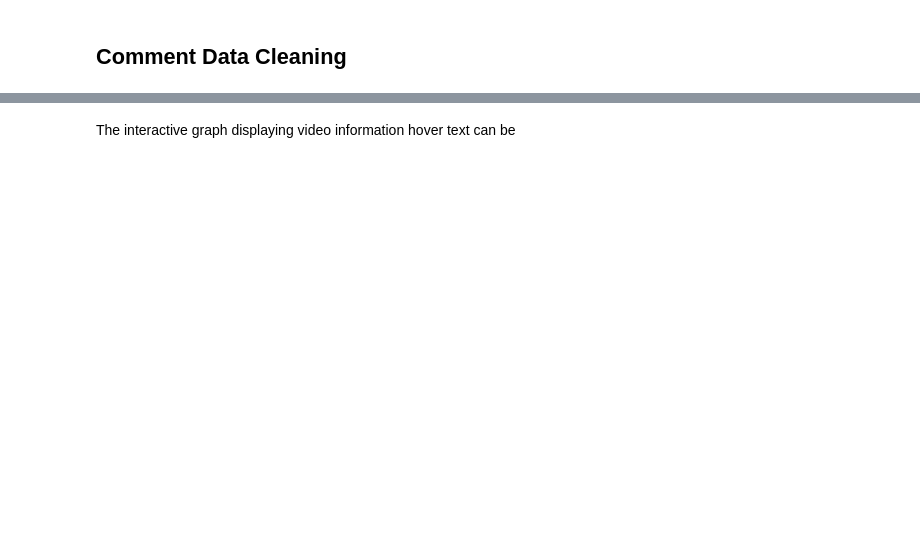
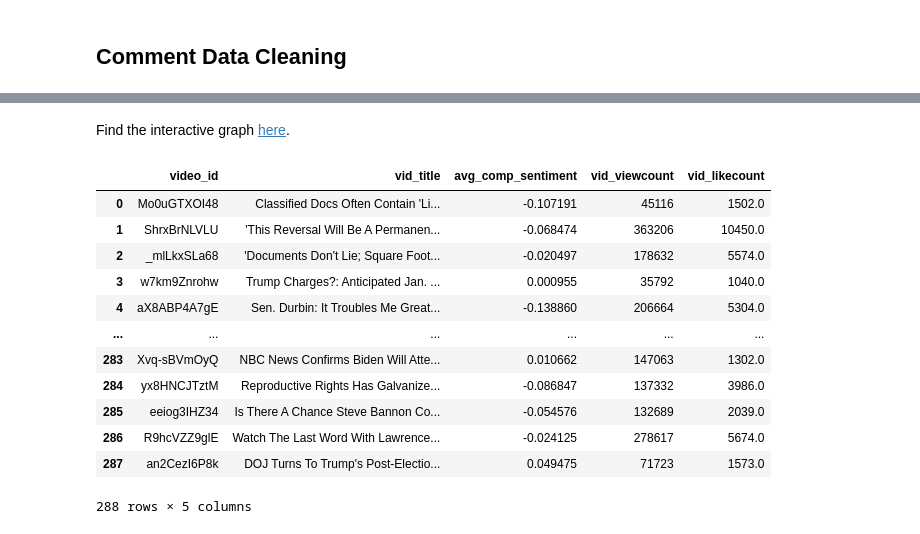
Before and after one commit to cjunwon/Youtube-Data-Analysis, a Jupyter notebook: main.ipynb, the cells around one changed output, grey strips where cells are left out. Cells and saved outputs as stored; diff of their text form; code cells hidden in the pictures; blank space fills up the shorter version.

```diff
--- a/main.ipynb
+++ b/main.ipynb
@@ -120,3 +124,3 @@ from plotly.subplots import make_subplots
-# %% [markdown]
-The interactive graph displaying video information hover text can be
+# %% [markdown]
+Find the interactive graph [here](https://cjunwon.github.io/Youtube-Data-Analysis/).
 # %%
@@ -191,3 +200,21 @@ fig.update_yaxes(title_text="View Counts", secondary_y=False)
 fig.update_yaxes(title_text="Like Counts", secondary_y=True)
 
 fig.show(renderer='svg')
+# %%
+test_df = video_comp_sentiments
+# %%
+test_df
+# %% [output]
+|  | video_id | vid_title | avg_comp_sentiment | vid_viewcount | vid_likecount |
+| 0 | Mo0uGTXOI48 | Classified Docs Often Contain 'Li... | -0.107191 | 45116 | 1502.0 |
+| 1 | ShrxBrNLVLU | 'This Reversal Will Be A Permanen... | -0.068474 | 363206 | 10450.0 |
+| 2 | _mlLkxSLa68 | 'Documents Don't Lie; Square Foot... | -0.020497 | 178632 | 5574.0 |
+| 3 | w7km9Znrohw | Trump Charges?: Anticipated Jan. ... | 0.000955 | 35792 | 1040.0 |
+| 4 | aX8ABP4A7gE | Sen. Durbin: It Troubles Me Great... | -0.138860 | 206664 | 5304.0 |
+| ... | ... | ... | ... | ... | ... |
+| 283 | Xvq-sBVmOyQ | NBC News Confirms Biden Will Atte... | 0.010662 | 147063 | 1302.0 |
+| 284 | yx8HNCJTztM | Reproductive Rights Has Galvanize... | -0.086847 | 137332 | 3986.0 |
+| 285 | eeiog3IHZ34 | Is There A Chance Steve Bannon Co... | -0.054576 | 132689 | 2039.0 |
+| 286 | R9hcVZZ9glE | Watch The Last Word With Lawrence... | -0.024125 | 278617 | 5674.0 |
+| 287 | an2CezI6P8k | DOJ Turns To Trump's Post-Electio... | 0.049475 | 71723 | 1573.0 |
+288 rows × 5 columns
```
Also changed, not shown: parts of 17 cells of this notebook, 1 other file.
